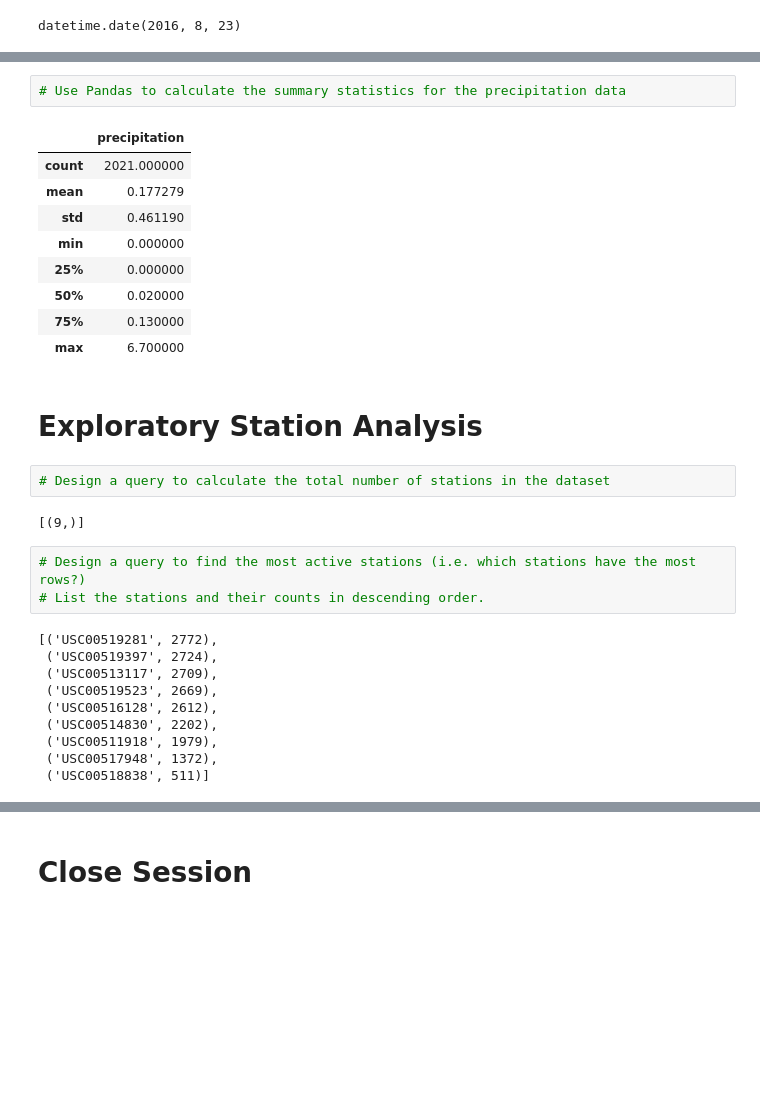
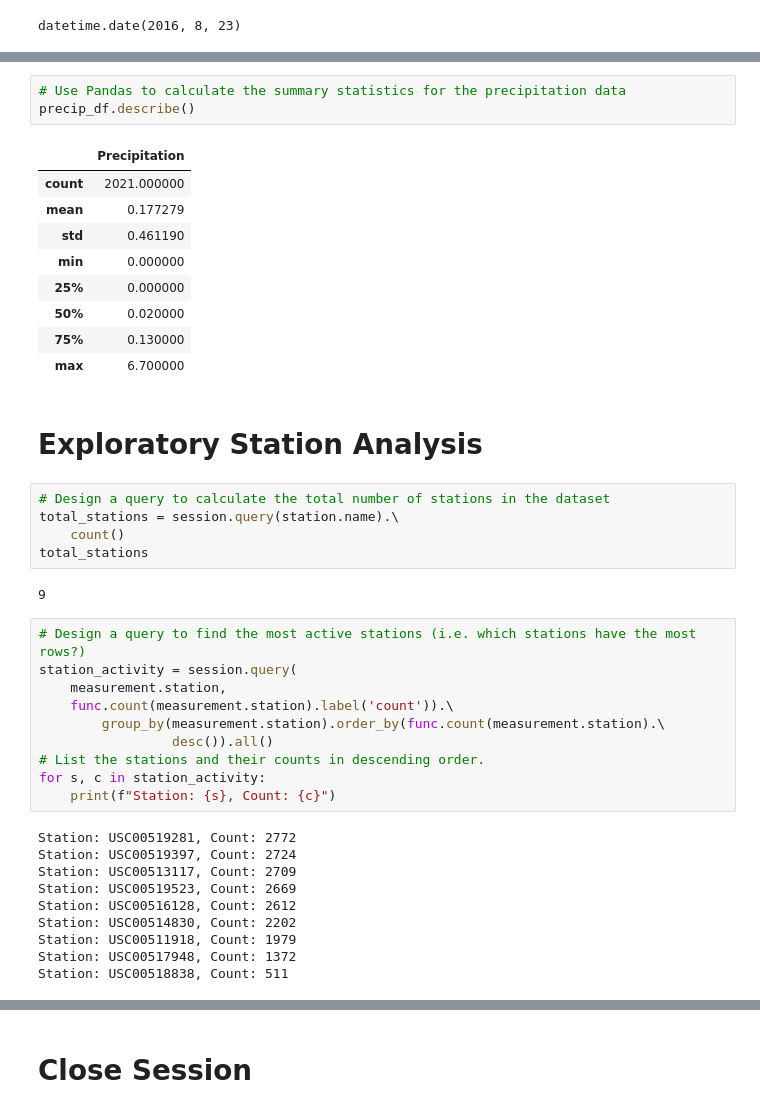
Before and after one commit to darren-coder/sqlalqemy-challenge, a Jupyter notebook: SurfsUP/climate_starter.ipynb, the cells around one changed output, grey strips where cells are left out. Drawn from its saved outputs; the diff is of its cells as text; blank space fills up the shorter version.

```diff
--- a/SurfsUP/climate_starter.ipynb
+++ b/SurfsUP/climate_starter.ipynb
@@ -110,8 +108,9 @@ plt.show()
 [figure]
 # %%
 # Use Pandas to calculate the summary statistics for the precipitation data
+precip_df.describe()
 # %% [output]
-|  | precipitation |
+|  | Precipitation |
 | count | 2021.000000 |
 | mean | 0.177279 |
 | std | 0.461190 |
@@ -124,18 +123,28 @@ plt.show()
 # Exploratory Station Analysis
 # %%
 # Design a query to calculate the total number of stations in the dataset
+total_stations = session.query(station.name).\
+    count()
+total_stations
 # %% [output]
-[(9,)]
+9
 # %%
 # Design a query to find the most active stations (i.e. which stations have the most rows?)
+station_activity = session.query(
+    measurement.station,
+    func.count(measurement.station).label('count')).\
+        group_by(measurement.station).order_by(func.count(measurement.station).\
+                 desc()).all()
 # List the stations and their counts in descending order.
+for s, c in station_activity:
+    print(f"Station: {s}, Count: {c}")
 # %% [output]
-[('USC00519281', 2772),
- ('USC00519397', 2724),
- ('USC00513117', 2709),
- ('USC00519523', 2669),
- ('USC00516128', 2612),
- ('USC00514830', 2202),
- ('USC00511918', 1979),
- ('USC00517948', 1372),
- ('USC00518838', 511)]
+Station: USC00519281, Count: 2772
+Station: USC00519397, Count: 2724
+Station: USC00513117, Count: 2709
+Station: USC00519523, Count: 2669
+Station: USC00516128, Count: 2612
+Station: USC00514830, Count: 2202
+Station: USC00511918, Count: 1979
+Station: USC00517948, Count: 1372
+Station: USC00518838, Count: 511
```
Also changed, not shown: parts of 6 cells of this notebook.
